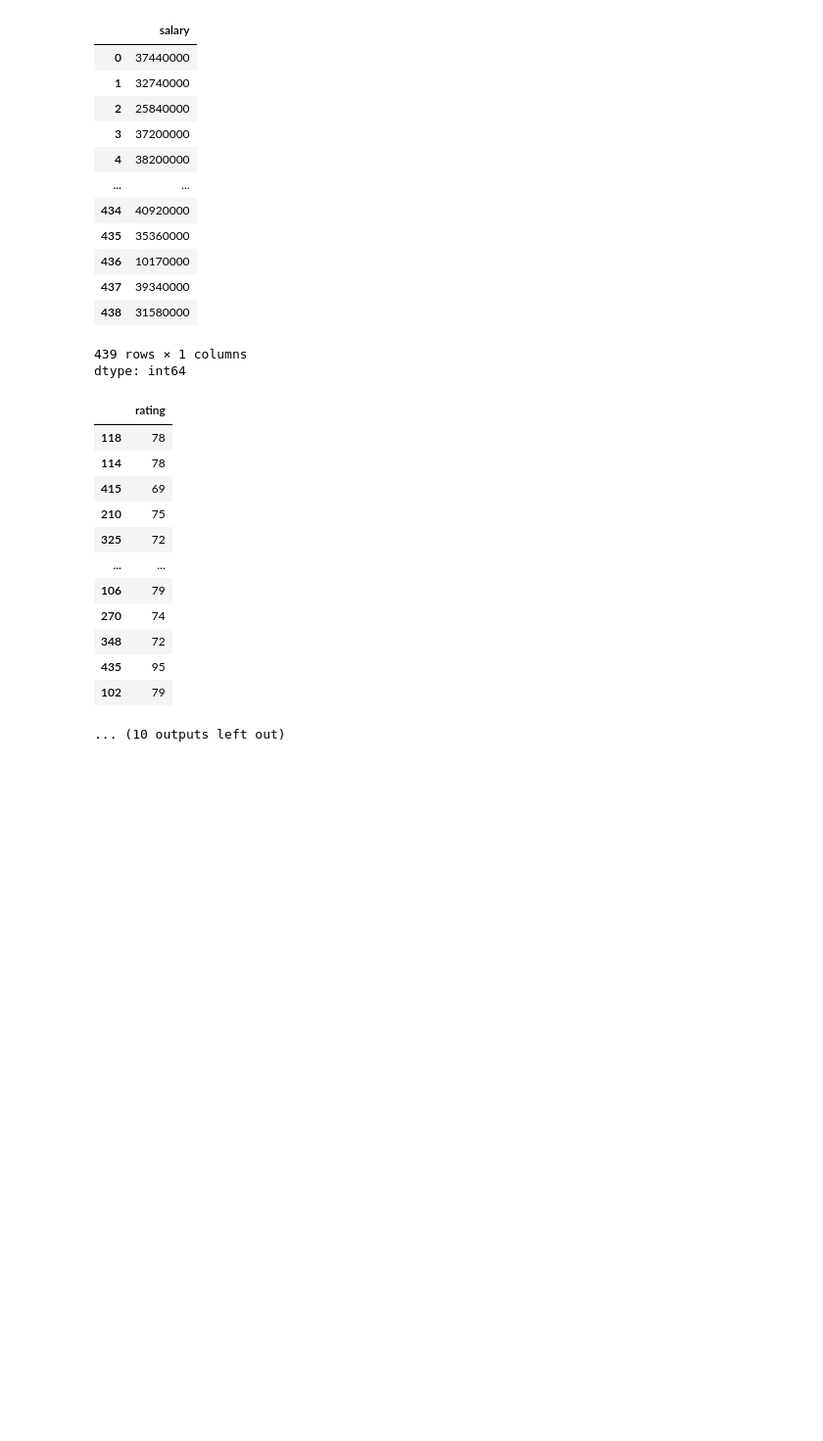
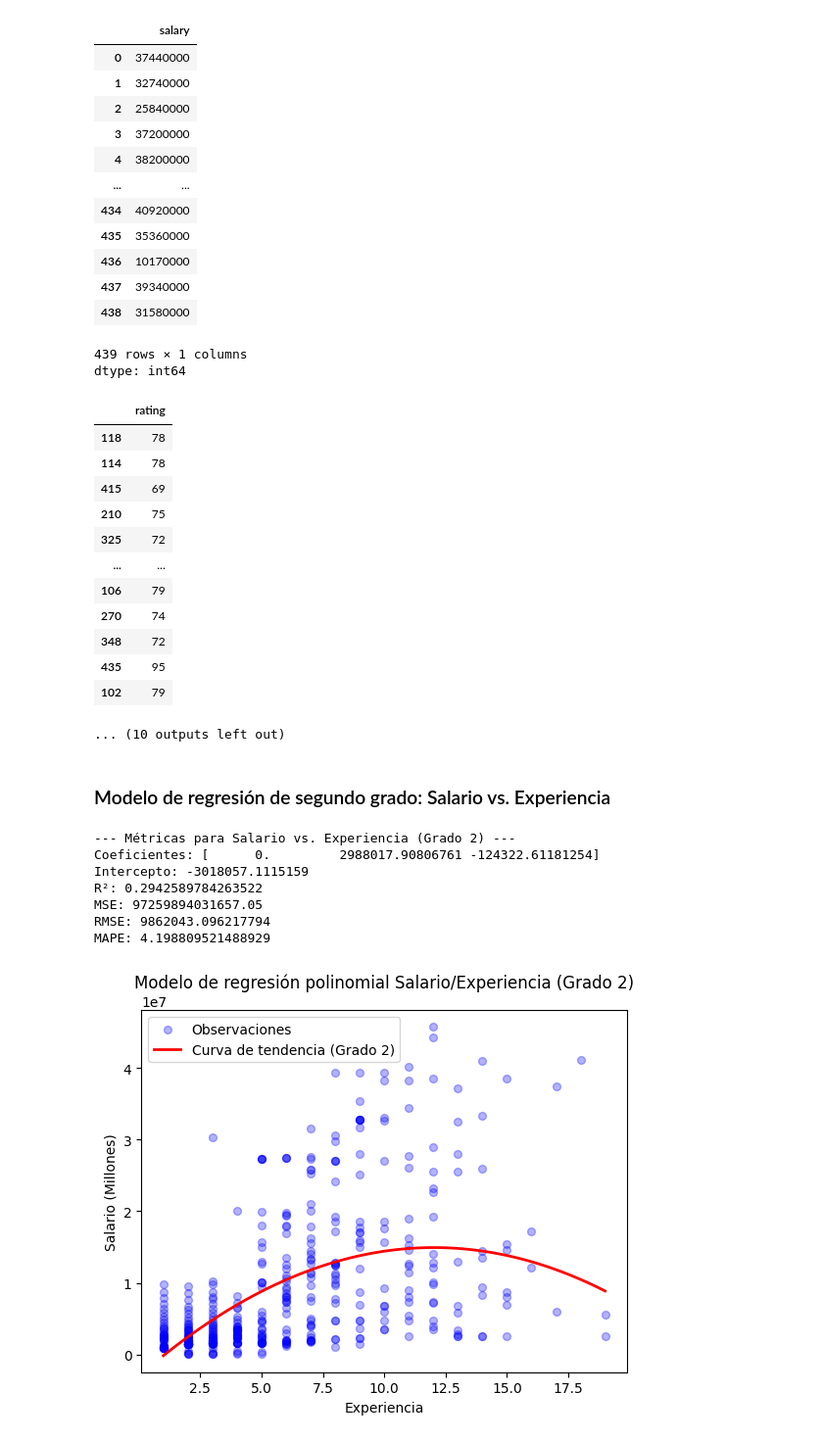
Before and after one commit to armandochernandez-ai/Curso-python-slava, a Jupyter notebook: Unidad_3/Predictor_Salarios_NFL.ipynb, the cells around one changed output. Shown at 98% size. Cells and saved outputs as stored; diff of their text form; code cells hidden in the pictures; blank space fills up the shorter version.

```diff
--- a/Unidad_3/Predictor_Salarios_NFL.ipynb
+++ b/Unidad_3/Predictor_Salarios_NFL.ipynb
@@ -154,3 +155,63 @@ dtype: int64
 | 435 | 95 |
 | 102 | 79 |
 ... (10 outputs left out)
+# %% [markdown]
+### Modelo de regresión de segundo grado: Salario vs. Experiencia
+# %%
+# Modelo de regresión de segundo grado para Salario vs. Experiencia
+from sklearn.preprocessing import PolynomialFeatures
+
+# Variable independiente y dependiente
+X_exp = datos_nfl[['experience']]
+y_exp = datos_nfl['salary']
+
+# Transformar la variable independiente para regresión polinomial de grado 2
+poly = PolynomialFeatures(degree=2)
+X_exp_poly = poly.fit_transform(X_exp)
+
+# Dividir en train y test
+X_exp_train, X_exp_test, y_exp_train, y_exp_test = train_test_split(X_exp_poly, y_exp, test_size=0.3, random_state=42)
+
+# Entrenar el modelo
+modelo_exp_poly = LinearRegression()
+modelo_exp_poly.fit(X_exp_train, y_exp_train)
+
+# Predicciones
+y_exp_pred = modelo_exp_poly.predict(X_exp_test)
+
+# Evaluar el modelo
+r2_exp_poly = r2_score(y_exp_test, y_exp_pred)
+mse_exp_poly = mean_squared_error(y_exp_test, y_exp_pred)
+rmse_exp_poly = np.sqrt(mse_exp_poly)
+mape_exp_poly = mean_absolute_percentage_error(y_exp_test, y_exp_pred)
+
+print(f"--- Métricas para Salario vs. Experiencia (Grado 2) ---")
+print(f"Coeficientes: {modelo_exp_poly.coef_}")
+print(f"Intercepto: {modelo_exp_poly.intercept_}")
+print(f"R²: {r2_exp_poly}")
+print(f"MSE: {mse_exp_poly}")
+print(f"RMSE: {rmse_exp_poly}")
+print(f"MAPE: {mape_exp_poly}")
+
+
+# Gráfico del modelo polinomial
+plt.scatter(X_exp, y_exp, color='blue', label='Observaciones', s=32, alpha=.3)
+# Para graficar la curva, creamos una secuencia de valores de experience y predecimos el salario
+X_exp_seq = np.linspace(X_exp['experience'].min(), X_exp['experience'].max(), 100).reshape(-1, 1)
+X_exp_seq_poly = poly.transform(X_exp_seq)
+y_exp_seq_pred = modelo_exp_poly.predict(X_exp_seq_poly)
+plt.plot(X_exp_seq, y_exp_seq_pred, color='red', linewidth=2, label='Curva de tendencia (Grado 2)')
+plt.title('Modelo de regresión polinomial Salario/Experiencia (Grado 2)')
+plt.xlabel('Experiencia');
+plt.ylabel('Salario (Millones)');
+plt.legend()
+plt.show()
+# %% [output]
+--- Métricas para Salario vs. Experiencia (Grado 2) ---
+Coeficientes: [      0.         2988017.90806761 -124322.61181254]
+Intercepto: -3018057.1115159
+R²: 0.2942589784263522
+MSE: 97259894031657.05
+RMSE: 9862043.096217794
+MAPE: 4.198809521488929
+[figure, added]
```
Also changed, not shown: parts of 3 cells of this notebook.
